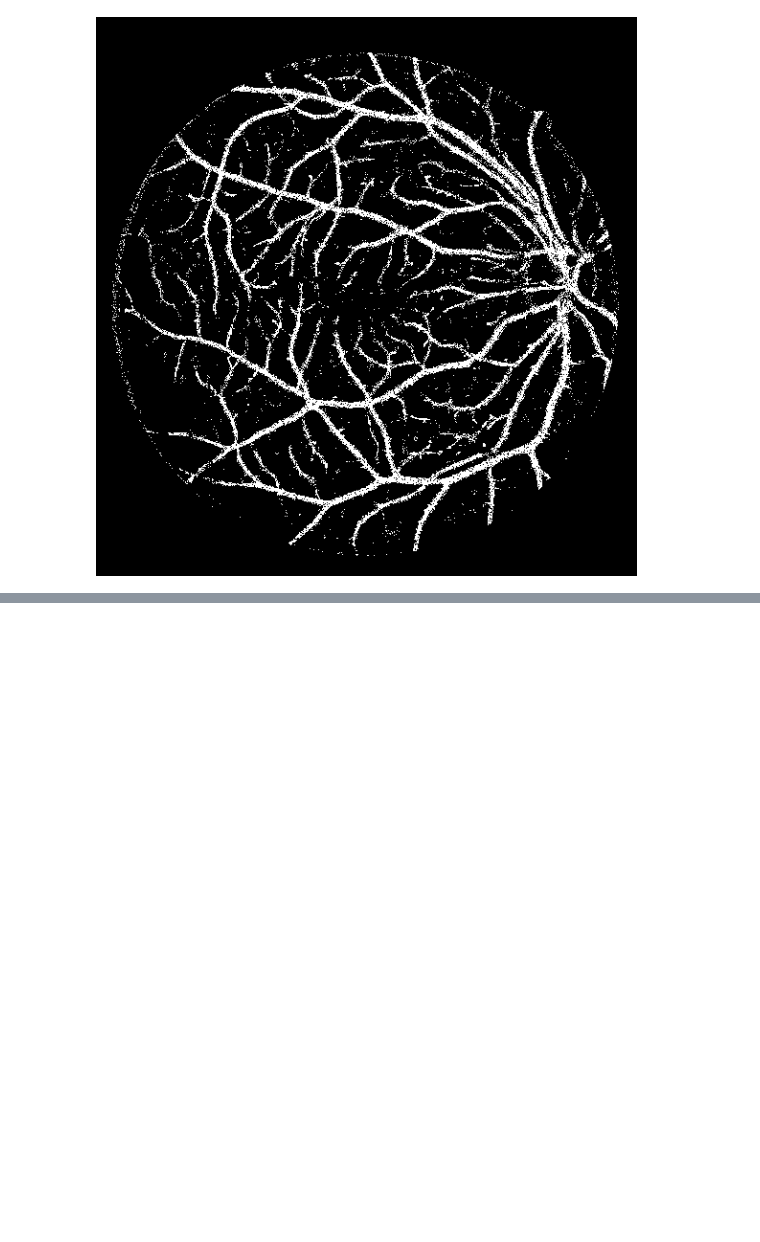
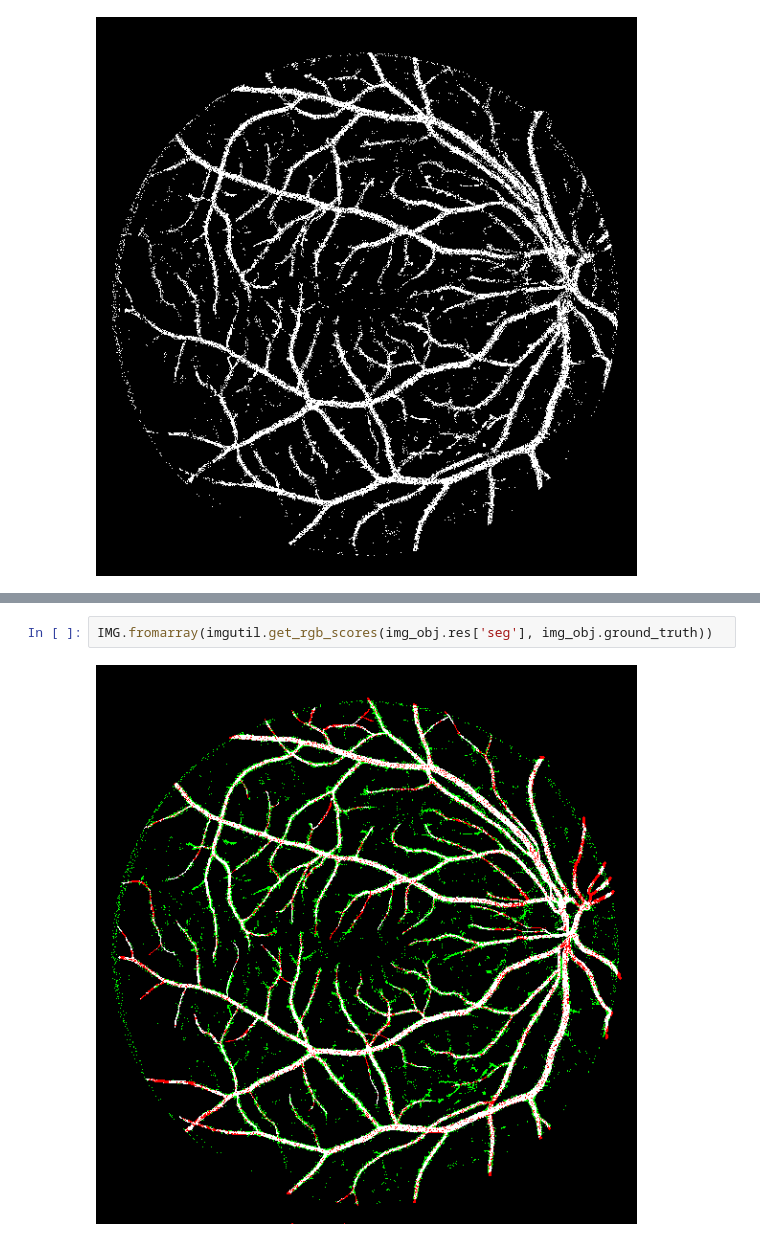
Before and after one commit to sraashis/deepdyn, a Jupyter notebook: notebook/CONV_4WAY.ipynb, the cells around one changed output, grey strips where cells are left out. Saved outputs shown, nothing was run; the diff lists cells and outputs as text; blank space fills up the shorter version.

Commit message:
WIth rgb scores by NN.

```diff
--- a/notebook/CONV_4WAY.ipynb
+++ b/notebook/CONV_4WAY.ipynb
@@ -288,0 +288,4 @@ IMG.fromarray(img_obj.res['seg'])
+# %%
+IMG.fromarray(imgutil.get_rgb_scores(img_obj.res['seg'], img_obj.ground_truth))
+# %% [output]
+[figure, added]
```
Also changed, not shown: parts of 4 cells of this notebook.
